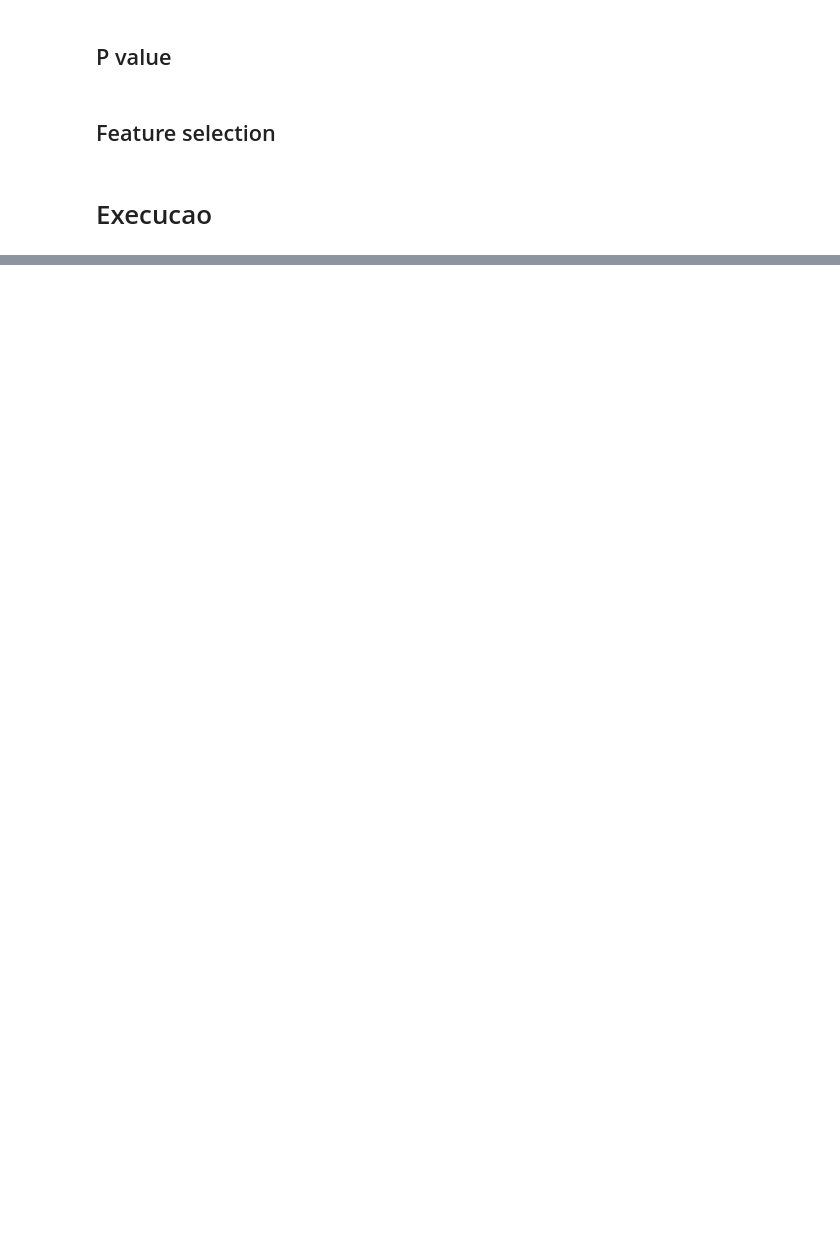
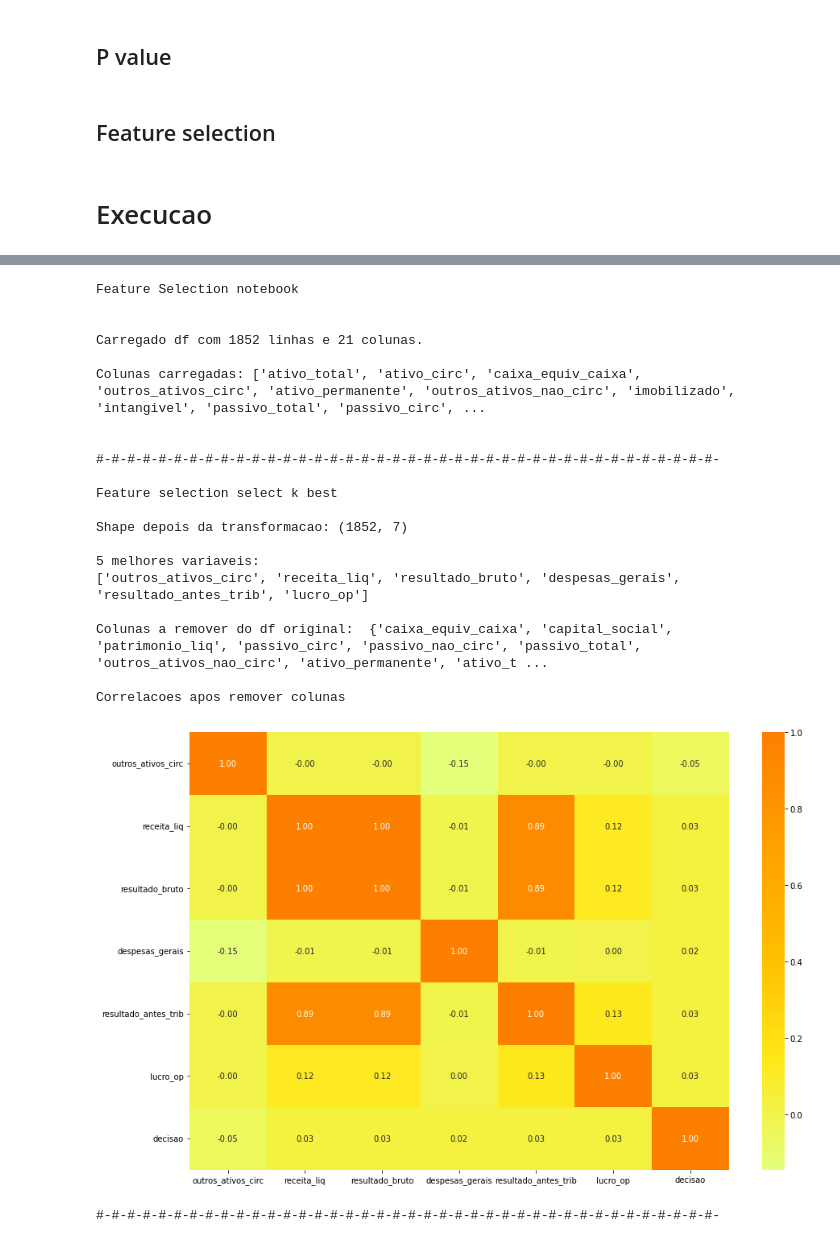
Before and after one commit to ricardomdesa/TCC-PUC-2020, a Jupyter notebook: notebooks/analis_descritiva.ipynb, the cells around one changed output, grey strips where cells are left out. Cells and saved outputs as stored; diff of their text form; code cells hidden in the pictures; blank space fills up the shorter version.

```diff
--- a/notebooks/analis_descritiva.ipynb
+++ b/notebooks/analis_descritiva.ipynb
@@ -220,0 +203,25 @@ decisao                           0.028342  0.026957  1.000000
+# %%
+df = main()
+# %% [output]
+Feature Selection notebook
+
+
+Carregado df com 1852 linhas e 21 colunas.
+
+Colunas carregadas: ['ativo_total', 'ativo_circ', 'caixa_equiv_caixa', 'outros_ativos_circ', 'ativo_permanente', 'outros_ativos_nao_circ', 'imobilizado', 'intangivel', 'passivo_total', 'passivo_circ', ...
+
+
+#-#-#-#-#-#-#-#-#-#-#-#-#-#-#-#-#-#-#-#-#-#-#-#-#-#-#-#-#-#-#-#-#-#-#-#-#-#-#-#-
+
+Feature selection select k best
+
+Shape depois da transformacao: (1852, 7)
+
+5 melhores variaveis:
+['outros_ativos_circ', 'receita_liq', 'resultado_bruto', 'despesas_gerais', 'resultado_antes_trib', 'lucro_op']
+
+Colunas a remover do df original:  {'caixa_equiv_caixa', 'capital_social', 'patrimonio_liq', 'passivo_circ', 'passivo_nao_circ', 'passivo_total', 'outros_ativos_nao_circ', 'ativo_permanente', 'ativo_t ...
+
+Correlacoes apos remover colunas
+[figure, added]
+#-#-#-#-#-#-#-#-#-#-#-#-#-#-#-#-#-#-#-#-#-#-#-#-#-#-#-#-#-#-#-#-#-#-#-#-#-#-#-#-
```
Also changed, not shown: parts of 14 cells of this notebook, 3 other files.
